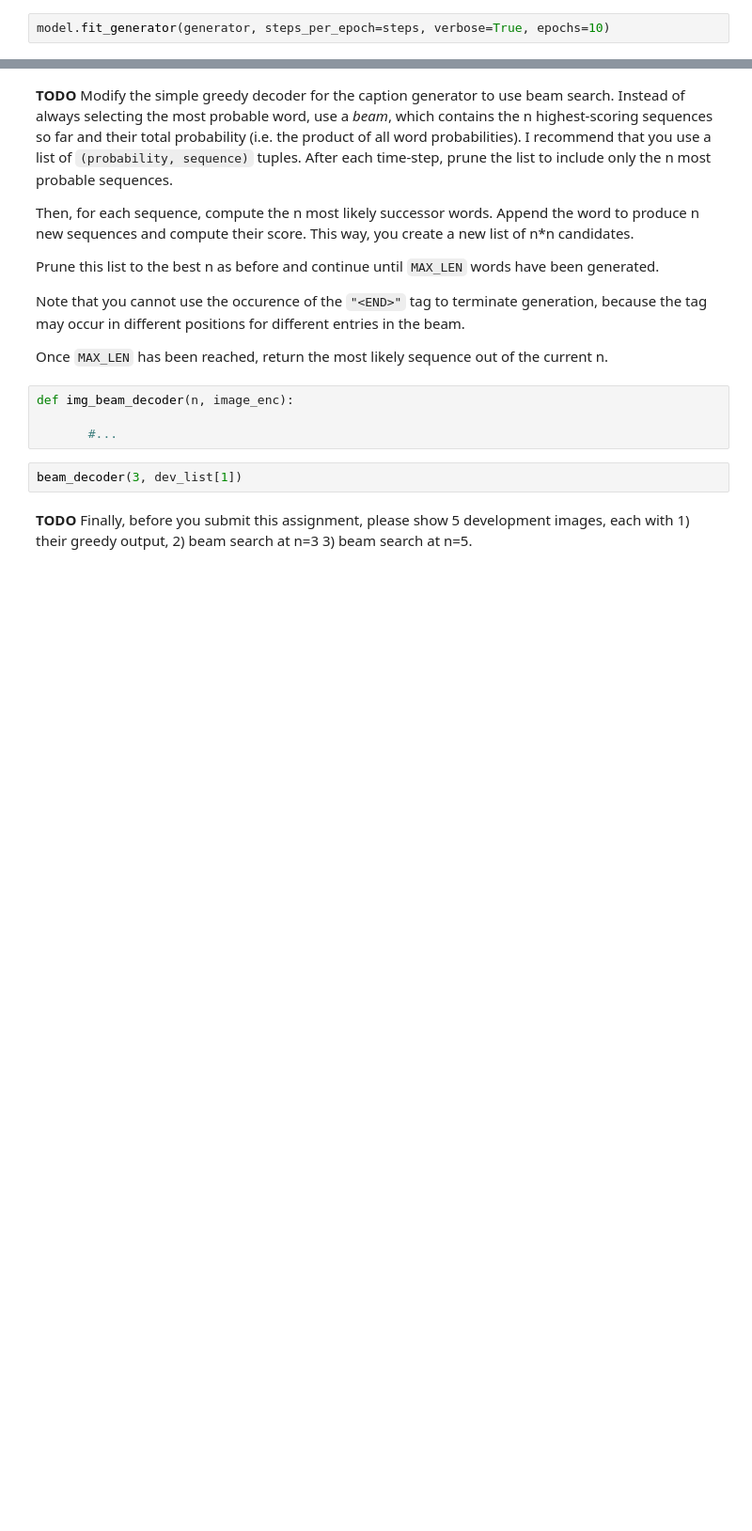
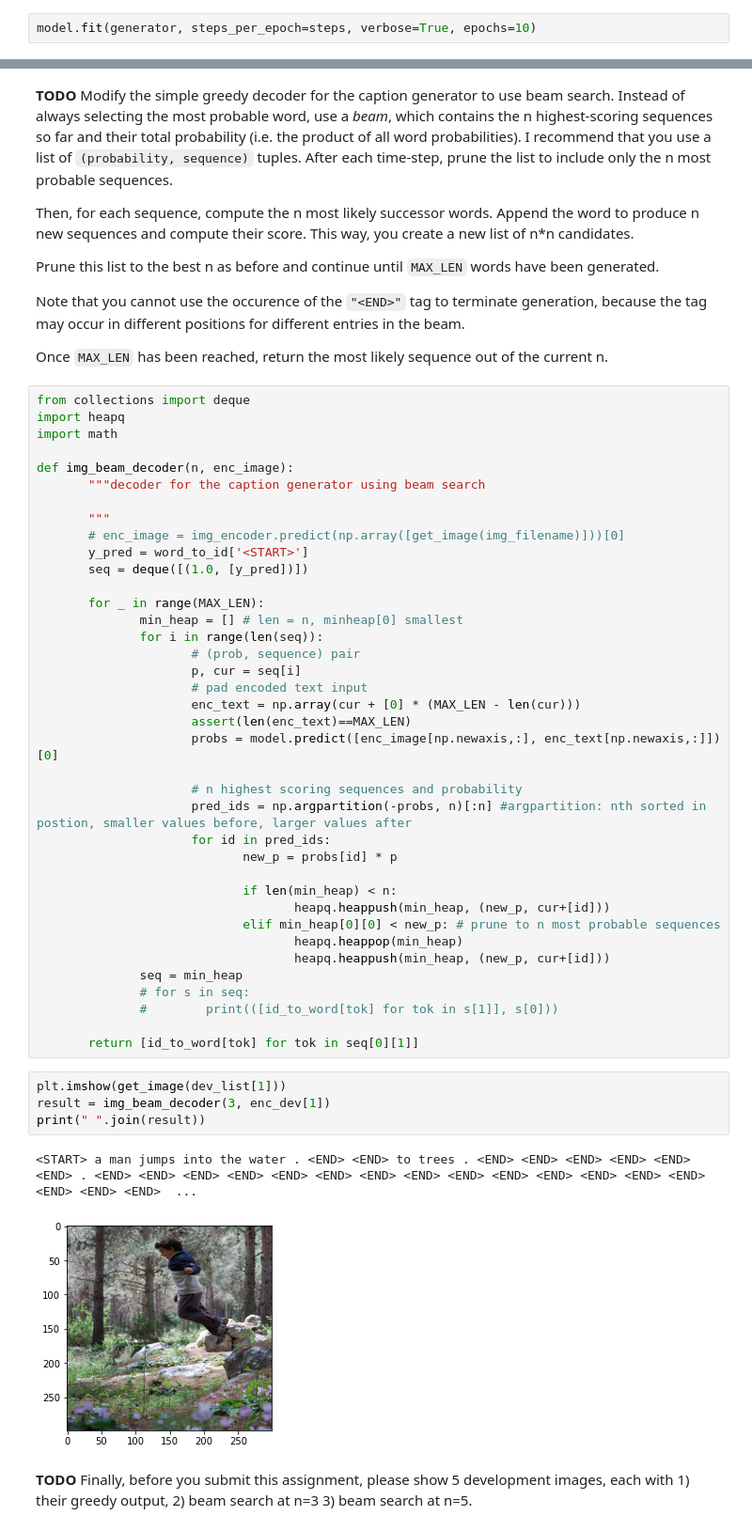
Before and after one commit to jyjuni/4705-caption-generator, a Jupyter notebook: flickr_caption_generator.ipynb, the cells around one changed output, grey strips where cells are left out. Shown at 94% size. Drawn from its saved outputs; the diff is of its cells as text; blank space fills up the shorter version.

```diff
--- a/flickr_caption_generator.ipynb
+++ b/flickr_caption_generator.ipynb
@@ -297,2 +446,2 @@ steps = len(train_list) * MAX_LEN // batch_size
 # %%
-model.fit_generator(generator, steps_per_epoch=steps, verbose=True, epochs=10)
+model.fit(generator, steps_per_epoch=steps, verbose=True, epochs=10)
@@ -421,11 +725,50 @@ Prune this list to the best n as before and continue until `MAX_LEN` words have
 Note that you cannot use the occurence of the `"<END>"` tag to terminate generation, because the tag may occur in different positions for different entries in the beam.
 
 Once `MAX_LEN` has been reached, return the most likely sequence out of the current n.
-# %%
-def img_beam_decoder(n, image_enc):
-
-       #...
-# %%
-beam_decoder(3, dev_list[1])
+# %%
+from collections import deque
+import heapq
+import math
+
+def img_beam_decoder(n, enc_image):
+       """decoder for the caption generator using beam search
+
+       """
+       # enc_image = img_encoder.predict(np.array([get_image(img_filename)]))[0]
+       y_pred = word_to_id['<START>']
+       seq = deque([(1.0, [y_pred])])
+
+       for _ in range(MAX_LEN):
+              min_heap = [] # len = n, minheap[0] smallest
+              for i in range(len(seq)):
+                     # (prob, sequence) pair
+                     p, cur = seq[i]
+                     # pad encoded text input
+                     enc_text = np.array(cur + [0] * (MAX_LEN - len(cur)))
+                     assert(len(enc_text)==MAX_LEN)
+                     probs = model.predict([enc_image[np.newaxis,:], enc_text[np.newaxis,:]])[0]
+
+                     # n highest scoring sequences and probability
+                     pred_ids = np.argpartition(-probs, n)[:n] #argpartition: nth sorted in postion, smaller values before, larger values after
+                     for id in pred_ids:
+                            new_p = probs[id] * p
+
+                            if len(min_heap) < n:
+                                   heapq.heappush(min_heap, (new_p, cur+[id]))
+                            elif min_heap[0][0] < new_p: # prune to n most probable sequences
+                                   heapq.heappop(min_heap)
+                                   heapq.heappush(min_heap, (new_p, cur+[id]))
+              seq = min_heap
+              # for s in seq:
+              #        print(([id_to_word[tok] for tok in s[1]], s[0]))
+
+       return [id_to_word[tok] for tok in seq[0][1]]
+# %%
+plt.imshow(get_image(dev_list[1]))
+result = img_beam_decoder(3, enc_dev[1])
+print(" ".join(result))
+# %% [output]
+<START> a man jumps into the water . <END> <END> to trees . <END> <END> <END> <END> <END> <END> . <END> <END> <END> <END> <END> <END> <END> <END> <END> <END> <END> <END> <END> <END> <END> <END> <END>  ...
+[figure, added]
 # %% [markdown]
 **TODO** Finally, before you submit this assignment, please show 5 development images, each with 1) their greedy output, 2) beam search at n=3 3) beam search at n=5.
```
Also changed, not shown: parts of 64 cells of this notebook, 1 other file.
